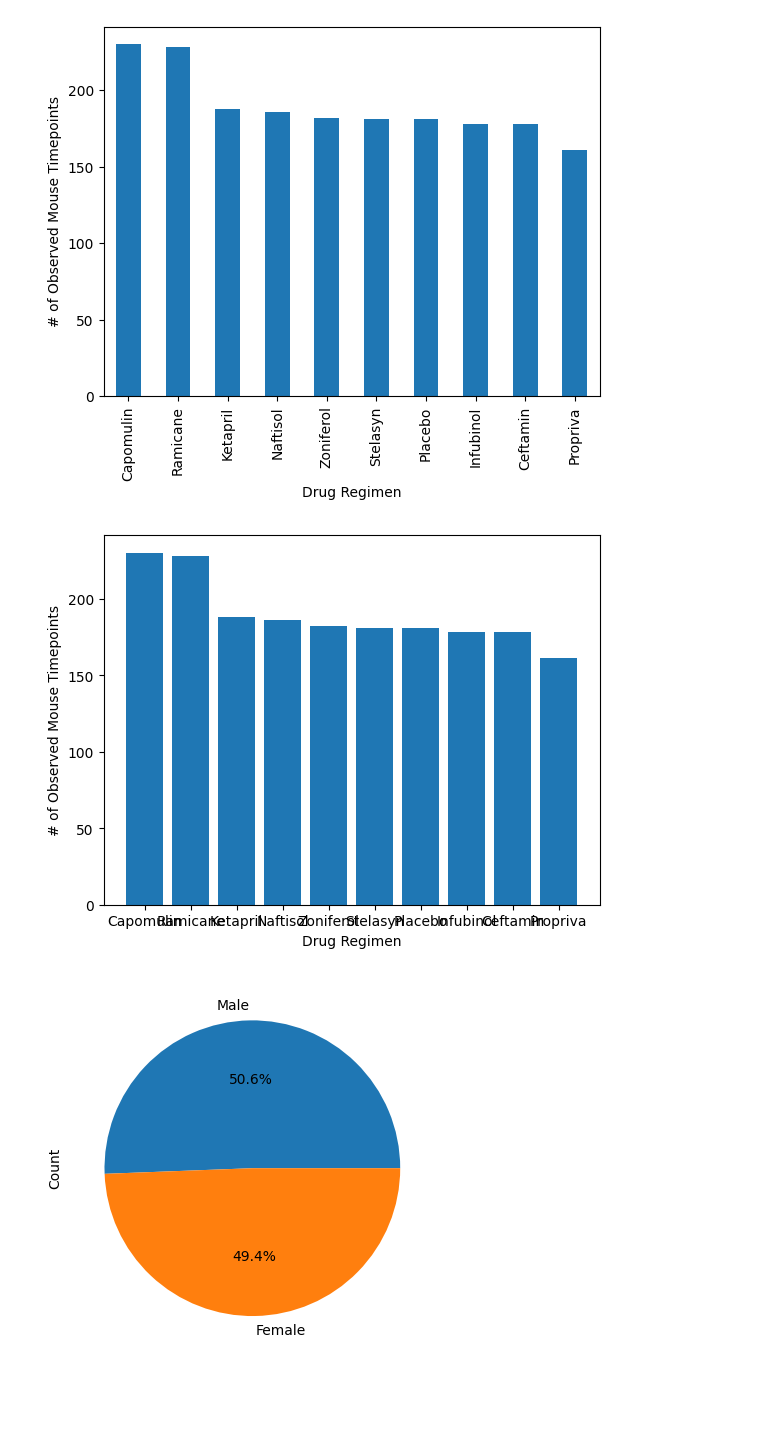
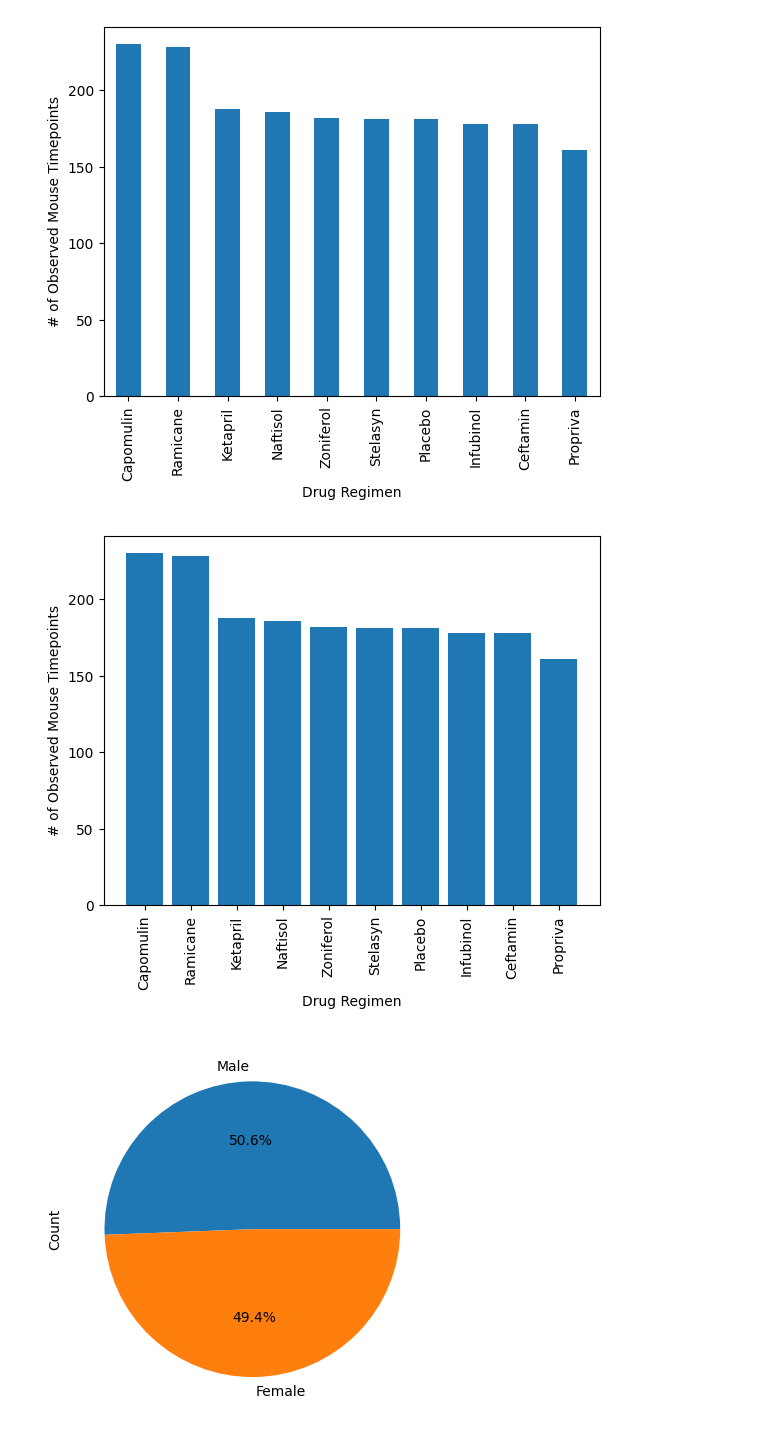
Before and after one commit to PratishthaTheeng/datavisualization-challenge, a Jupyter notebook: pymaceuticals/pymaceuticals_starter.ipynb, the cells around one changed output. Drawn from its saved outputs; the diff is of its cells as text; code cells hidden in the pictures; blank space fills up the shorter version.

```diff
--- a/pymaceuticals/pymaceuticals_starter.ipynb
+++ b/pymaceuticals/pymaceuticals_starter.ipynb
@@ -153,16 +153,17 @@ plt.show()
 # %%
 # Generate a bar plot showing the total number of rows (Mouse ID/Timepoints) for each drug regimen using pyplot.
 
 regimen_counts = mouse_data_complete["Drug Regimen"].value_counts()
 xpoints = regimen_counts.index
 ypoints = regimen_counts.values
 
 plt.bar(xpoints,ypoints)
 plt.xlabel("Drug Regimen")
 plt.ylabel("# of Observed Mouse Timepoints")
+plt.xticks(rotation = 90)
 plt.show()
 # %% [output]
-[figure, old version]
+[figure, new version]
 # %%
 # Generate a pie chart, using Pandas, showing the distribution of unique female versus male mice used in the study
 
```
Also changed, not shown: parts of 2 cells of this notebook.
